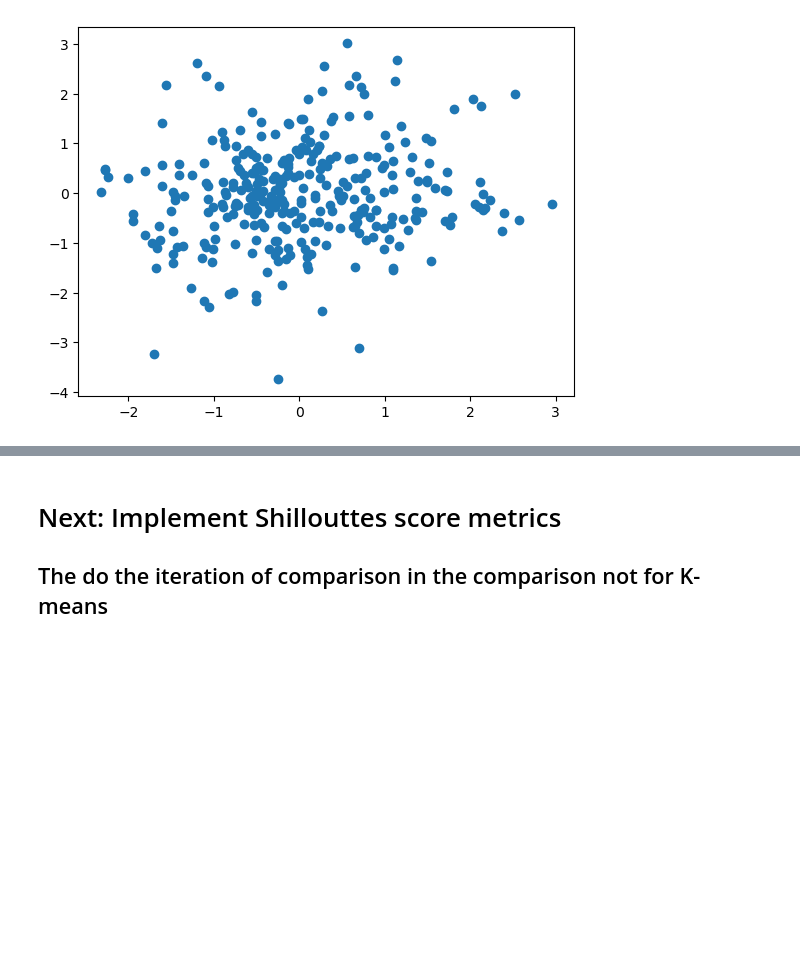
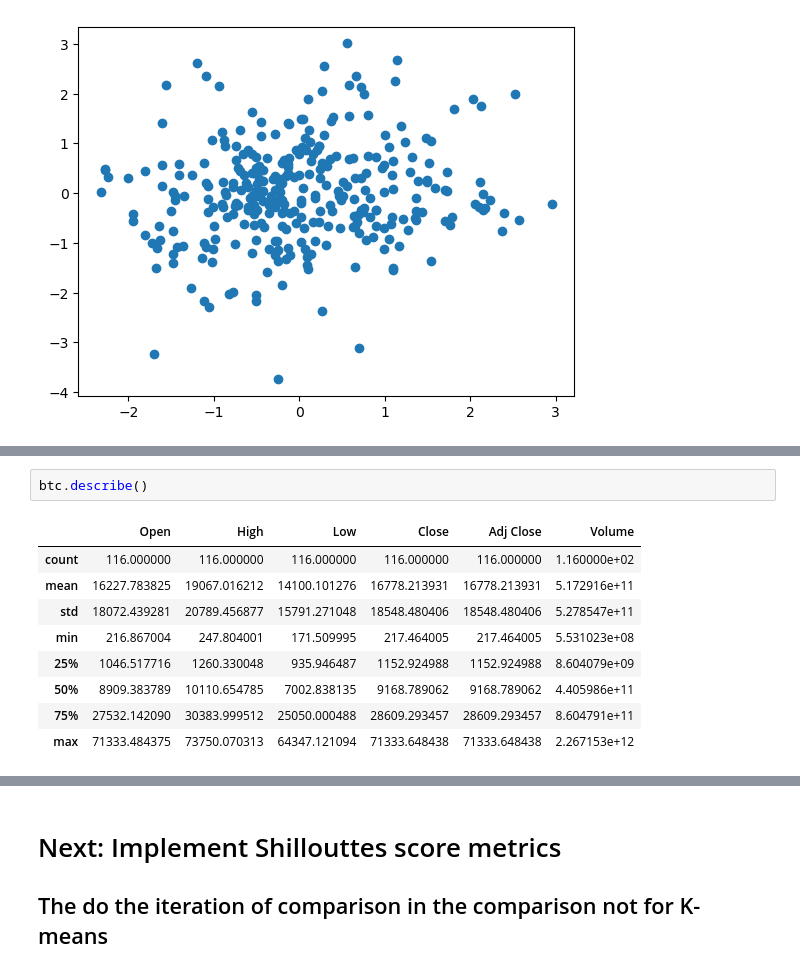
Before and after one commit to Ayomide-ola/Machine-learning-semester-2--, a Jupyter notebook: Oladipo Oluwatimileyin_ML_CA1.ipynb, the cells around one changed output, grey strips where cells are left out. Cells and saved outputs as stored; diff of their text form; blank space fills up the shorter version.

```diff
--- a/Oladipo Oluwatimileyin_ML_CA1.ipynb
+++ b/Oladipo Oluwatimileyin_ML_CA1.ipynb
@@ -1239,0 +1332,12 @@ plt.show()
+# %%
+btc.describe()
+# %% [output]
+|  | Open | High | Low | Close | Adj Close | Volume |
+| count | 116.000000 | 116.000000 | 116.000000 | 116.000000 | 116.000000 | 1.160000e+02 |
+| mean | 16227.783825 | 19067.016212 | 14100.101276 | 16778.213931 | 16778.213931 | 5.172916e+11 |
+| std | 18072.439281 | 20789.456877 | 15791.271048 | 18548.480406 | 18548.480406 | 5.278547e+11 |
+| min | 216.867004 | 247.804001 | 171.509995 | 217.464005 | 217.464005 | 5.531023e+08 |
+| 25% | 1046.517716 | 1260.330048 | 935.946487 | 1152.924988 | 1152.924988 | 8.604079e+09 |
+| 50% | 8909.383789 | 10110.654785 | 7002.838135 | 9168.789062 | 9168.789062 | 4.405986e+11 |
+| 75% | 27532.142090 | 30383.999512 | 25050.000488 | 28609.293457 | 28609.293457 | 8.604791e+11 |
+| max | 71333.484375 | 73750.070313 | 64347.121094 | 71333.648438 | 71333.648438 | 2.267153e+12 |
```
Also changed, not shown: parts of 24 cells of this notebook.
